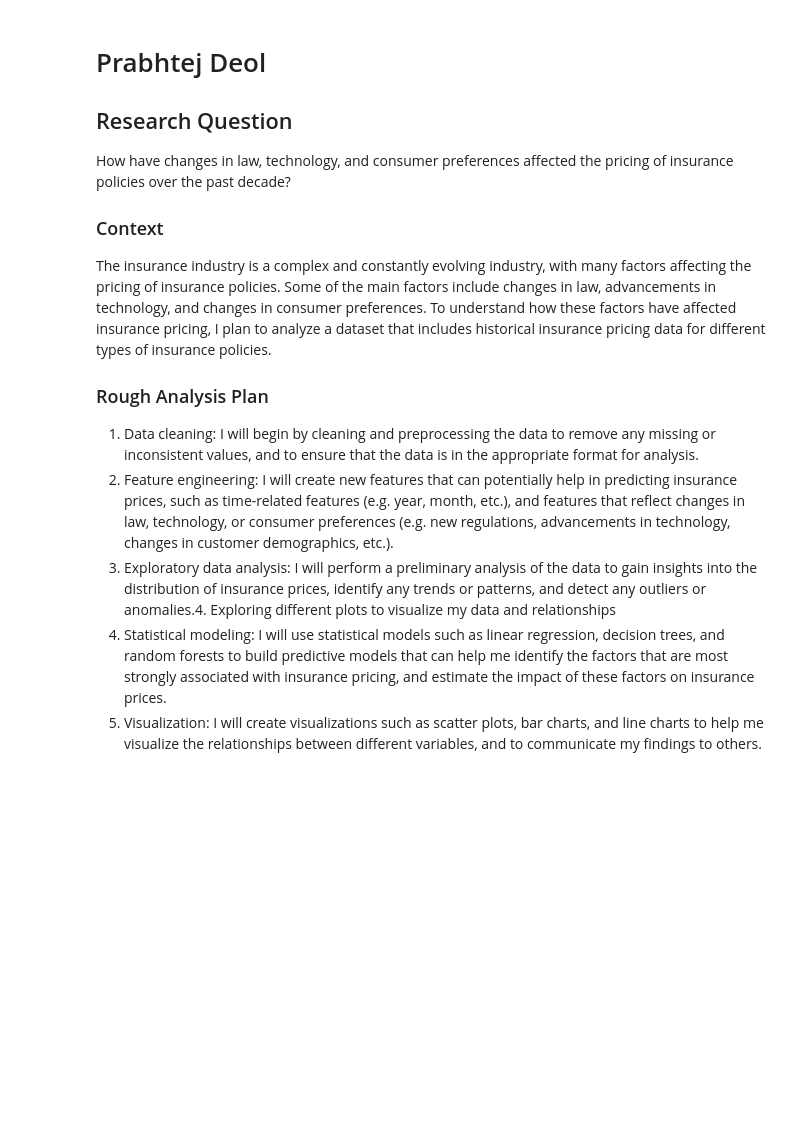
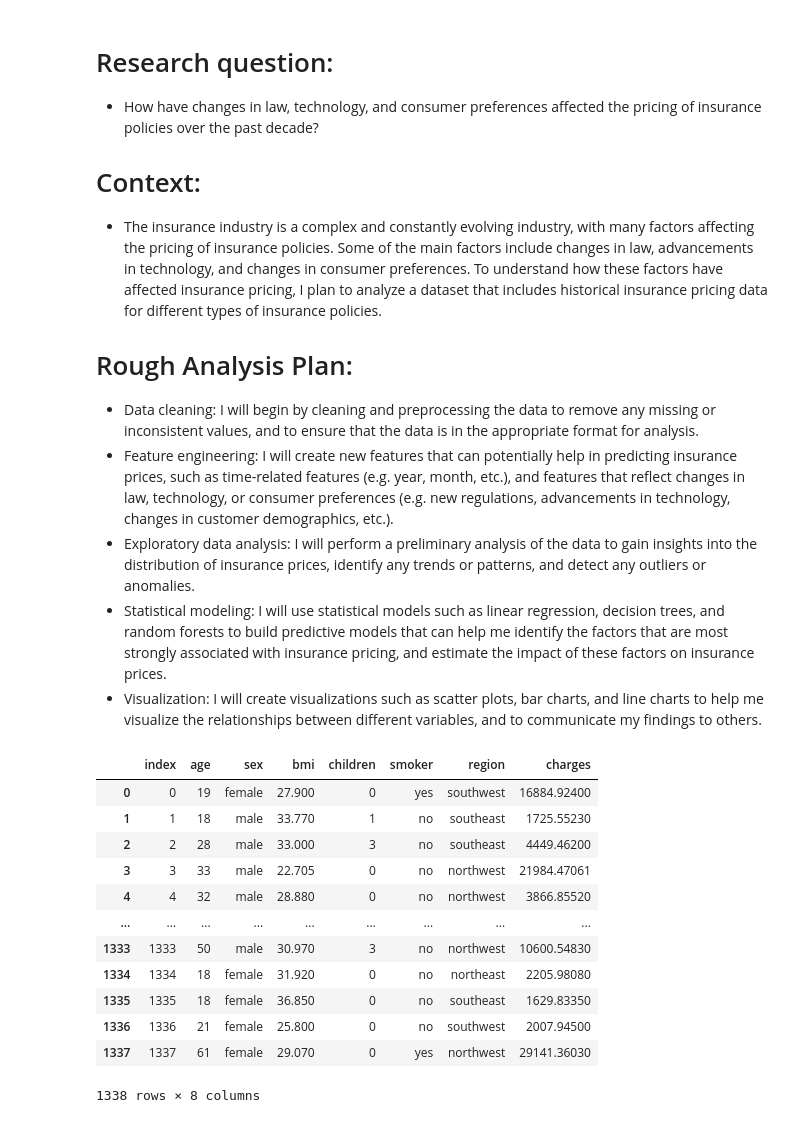
Before and after one commit to ubco-W2022T2-data301/project-group-group25, a Jupyter notebook: analysis/analysis1.ipynb, the cells around one changed output. Saved outputs shown, nothing was run; the diff lists cells and outputs as text; code cells hidden in the pictures; blank space fills up the shorter version.

```diff
--- a/analysis/analysis1.ipynb
+++ b/analysis/analysis1.ipynb
@@ -1,13 +1,20 @@
 # %% [markdown]
-# Prabhtej Deol
-## Research Question
+# Research question:
 
-How have changes in law, technology, and consumer preferences affected the pricing of insurance policies over the past decade?
-### Context
-The insurance industry is a complex and constantly evolving industry, with many factors affecting the pricing of insurance policies. Some of the main factors include changes in law, advancements in technology, and changes in consumer preferences. To understand how these factors have affected insurance pricing, I plan to analyze a dataset that includes historical insurance pricing data for different types of insurance policies.
-### Rough Analysis Plan
-1. Data cleaning: I will begin by cleaning and preprocessing the data to remove any missing or inconsistent values, and to ensure that the data is in the appropriate format for analysis.
-2. Feature engineering: I will create new features that can potentially help in predicting insurance prices, such as time-related features (e.g. year, month, etc.), and features that reflect changes in law, technology, or consumer preferences (e.g. new regulations, advancements in technology, changes in customer demographics, etc.).
-3. Exploratory data analysis: I will perform a preliminary analysis of the data to gain insights into the distribution of insurance prices, identify any trends or patterns, and detect any outliers or anomalies.4. Exploring different plots to visualize my data and relationships
-4. Statistical modeling: I will use statistical models such as linear regression, decision trees, and random forests to build predictive models that can help me identify the factors that are most strongly associated with insurance pricing, and estimate the impact of these factors on insurance prices.
-5. Visualization: I will create visualizations such as scatter plots, bar charts, and line charts to help me visualize the relationships between different variables, and to communicate my findings to others.
+- How have changes in law, technology, and consumer preferences affected the pricing of insurance policies over the past decade?
+
+
+
+# Context:
+
+- The insurance industry is a complex and constantly evolving industry, with many factors affecting the pricing of insurance policies. Some of the main factors include changes in law, advancements in technology, and changes in consumer preferences. To understand how these factors have affected insurance pricing, I plan to analyze a dataset that includes historical insurance pricing data for different types of insurance policies.
+
+
+
+# Rough Analysis Plan:
+
+- Data cleaning: I will begin by cleaning and preprocessing the data to remove any missing or inconsistent values, and to ensure that the data is in the appropriate format for analysis.
+- Feature engineering: I will create new features that can potentially help in predicting insurance prices, such as time-related features (e.g. year, month, etc.), and features that reflect changes in law, technology, or consumer preferences (e.g. new regulations, advancements in technology, changes in customer demographics, etc.).
+- Exploratory data analysis: I will perform a preliminary analysis of the data to gain insights into the distribution of insurance prices, identify any trends or patterns, and detect any outliers or anomalies.
+- Statistical modeling: I will use statistical models such as linear regression, decision trees, and random forests to build predictive models that can help me identify the factors that are most strongly associated with insurance pricing, and estimate the impact of these factors on insurance prices.
+- Visualization: I will create visualizations such as scatter plots, bar charts, and line charts to help me visualize the relationships between different variables, and to communicate my findings to others.
@@ -13,0 +25,17 @@ The insurance industry is a complex and constantly evolving industry, with many
+# %%
+df = pd.read_csv("../project-group-group25/data/raw/insurance.csv")
+df
+# %% [output]
+|  | index | age | sex | bmi | children | smoker | region | charges |
+| 0 | 0 | 19 | female | 27.900 | 0 | yes | southwest | 16884.92400 |
+| 1 | 1 | 18 | male | 33.770 | 1 | no | southeast | 1725.55230 |
+| 2 | 2 | 28 | male | 33.000 | 3 | no | southeast | 4449.46200 |
+| 3 | 3 | 33 | male | 22.705 | 0 | no | northwest | 21984.47061 |
+| 4 | 4 | 32 | male | 28.880 | 0 | no | northwest | 3866.85520 |
+| ... | ... | ... | ... | ... | ... | ... | ... | ... |
+| 1333 | 1333 | 50 | male | 30.970 | 3 | no | northwest | 10600.54830 |
+| 1334 | 1334 | 18 | female | 31.920 | 0 | no | northeast | 2205.98080 |
+| 1335 | 1335 | 18 | female | 36.850 | 0 | no | southeast | 1629.83350 |
+| 1336 | 1336 | 21 | female | 25.800 | 0 | no | southwest | 2007.94500 |
+| 1337 | 1337 | 61 | female | 29.070 | 0 | yes | northwest | 29141.36030 |
+1338 rows × 8 columns
```
Also changed, not shown: parts of 8 cells of this notebook.
